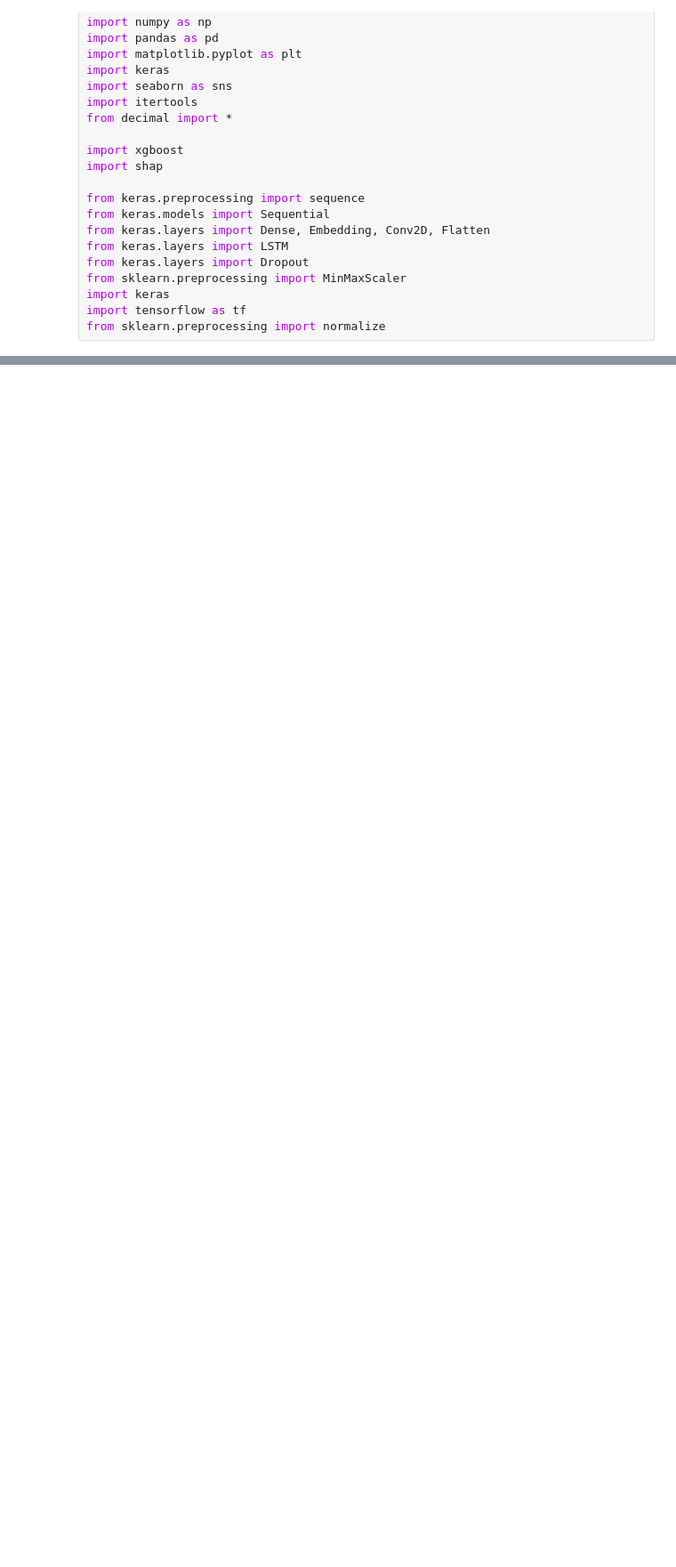
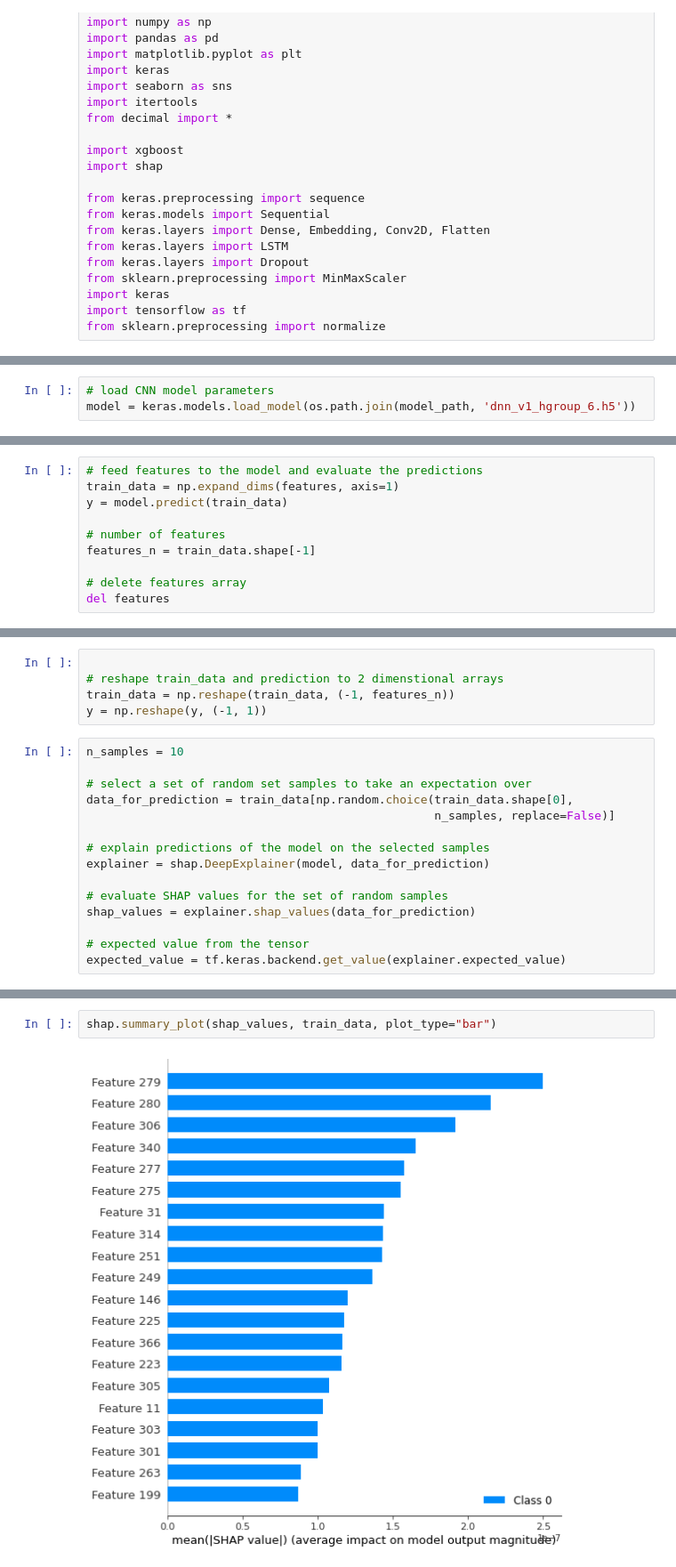
Before and after one commit to zahsa/PROMIMOOC, a Jupyter notebook: Development/Shapley/shaply_analysis_DNN.ipynb, the cells around one changed output, grey strips where cells are left out. Shown at 89% size. Cells and saved outputs as stored; diff of their text form; blank space fills up the shorter version.

```diff
--- a/Development/Shapley/shaply_analysis_DNN.ipynb
+++ b/Development/Shapley/shaply_analysis_DNN.ipynb
@@ -209,0 +125,3 @@ WARNING:tensorflow:Model was constructed with shape (None, 369) for input Tensor
+# %%
+# load CNN model parameters
+model = keras.models.load_model(os.path.join(model_path, 'dnn_v1_hgroup_6.h5'))
@@ -209,0 +130,10 @@ WARNING:tensorflow:Model was constructed with shape (None, 369) for input Tensor
+# %%
+# feed features to the model and evaluate the predictions
+train_data = np.expand_dims(features, axis=1)
+y = model.predict(train_data)
+
+# number of features
+features_n = train_data.shape[-1]
+
+# delete features array
+del features
@@ -209,0 +142,20 @@ WARNING:tensorflow:Model was constructed with shape (None, 369) for input Tensor
+# %%
+
+# reshape train_data and prediction to 2 dimenstional arrays
+train_data = np.reshape(train_data, (-1, features_n))
+y = np.reshape(y, (-1, 1))
+# %%
+n_samples = 10
+
+# select a set of random set samples to take an expectation over
+data_for_prediction = train_data[np.random.choice(train_data.shape[0],
+                                                  n_samples, replace=False)]
+
+# explain predictions of the model on the selected samples
+explainer = shap.DeepExplainer(model, data_for_prediction)
+
+# evaluate SHAP values for the set of random samples
+shap_values = explainer.shap_values(data_for_prediction)
+
+# expected value from the tensor
+expected_value = tf.keras.backend.get_value(explainer.expected_value)
@@ -209,0 +211,4 @@ WARNING:tensorflow:Model was constructed with shape (None, 369) for input Tensor
+# %%
+shap.summary_plot(shap_values, train_data, plot_type="bar")
+# %% [output]
+[figure, added]
```
Also changed, not shown: parts of 48 cells of this notebook, 1 other file.
